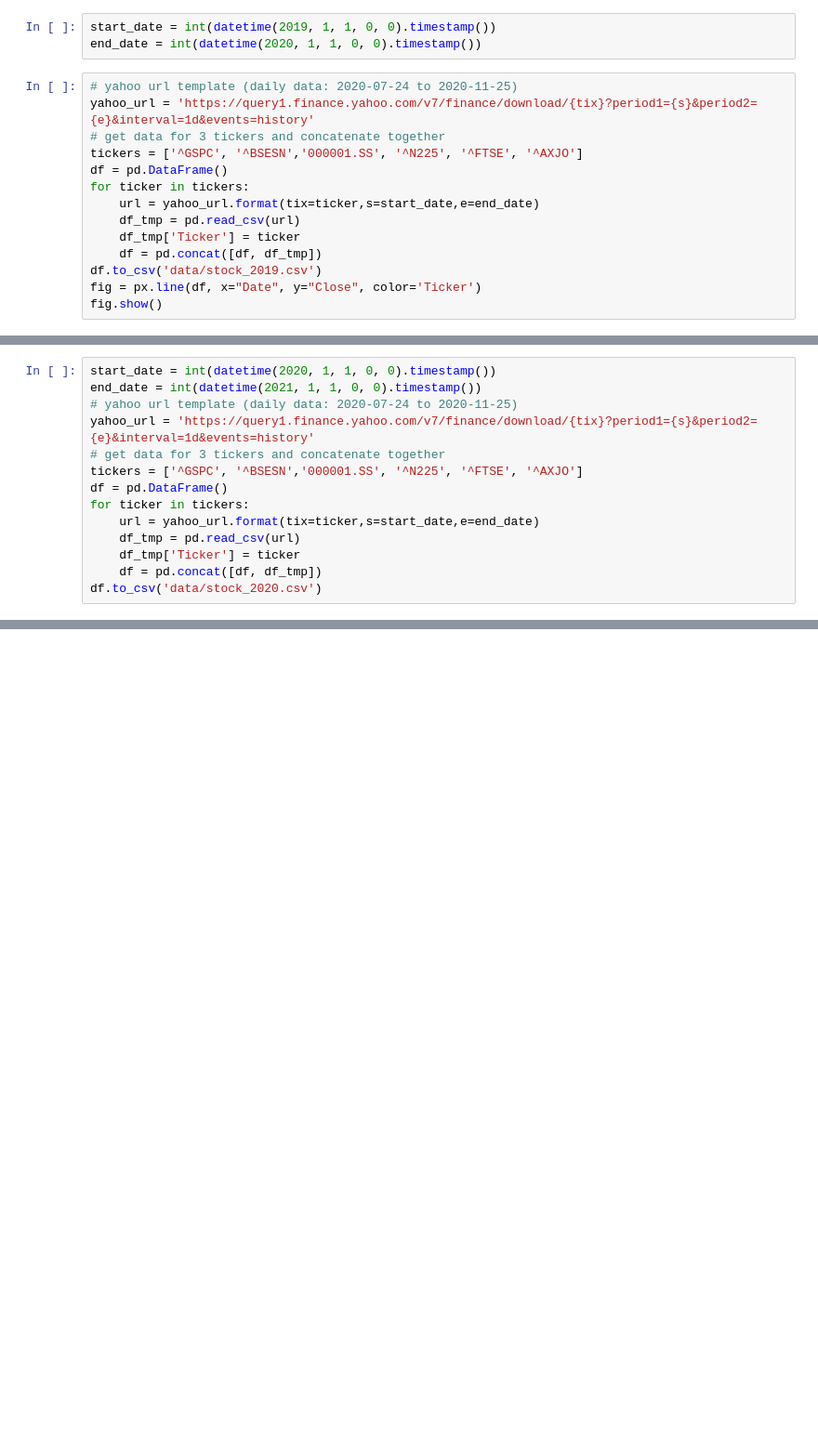
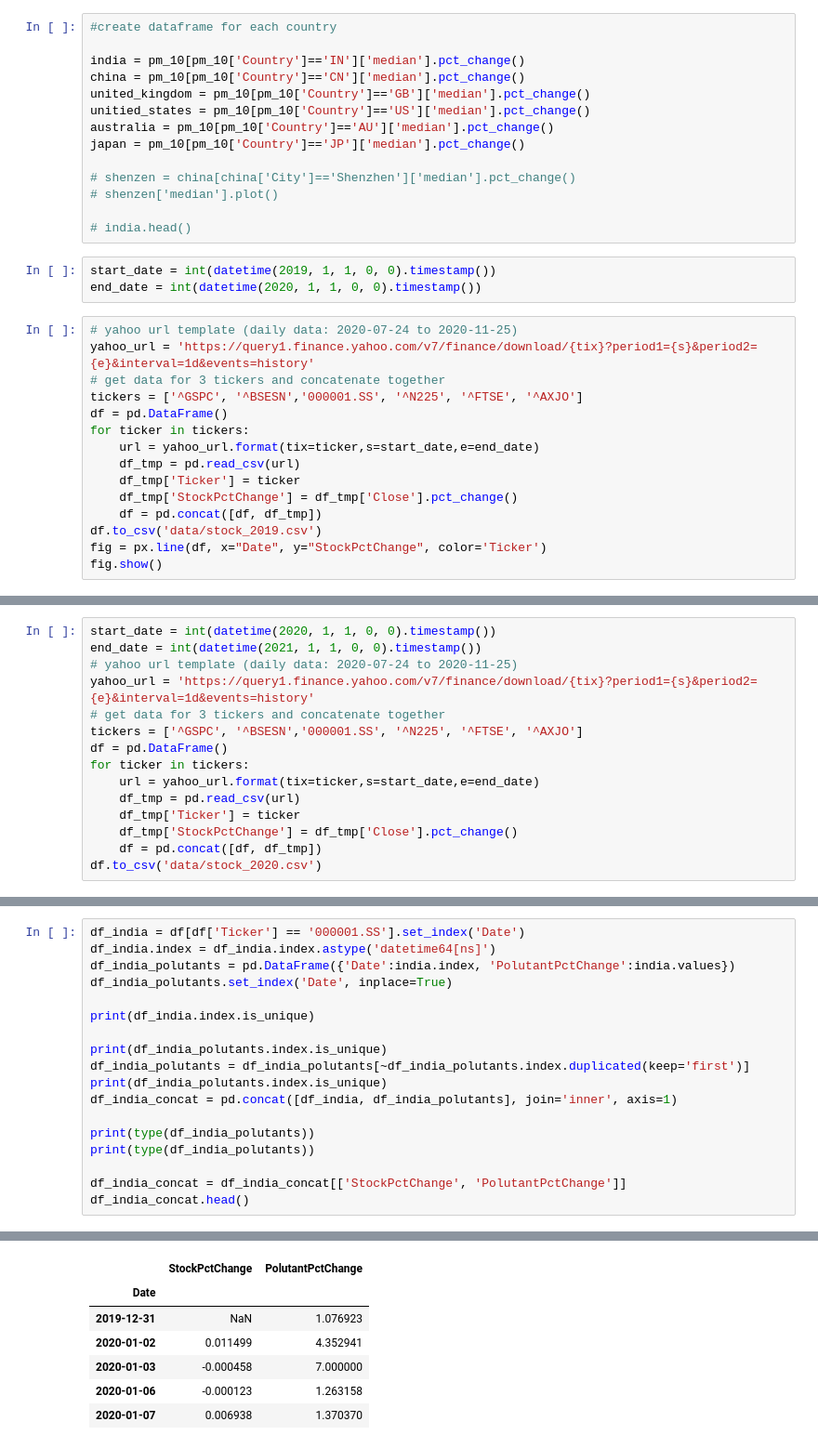
Before and after one commit to risksam/fintech_group_assignment_1, a Jupyter notebook: stock_data.ipynb, the cells around one changed output, grey strips where cells are left out. Shown at 93% size. Drawn from its saved outputs; the diff is of its cells as text; blank space fills up the shorter version.

Commit message:
Stock and Polutant Pct change

```diff
--- a/stock_data.ipynb
+++ b/stock_data.ipynb
@@ -12,3 +54,17 @@ import hvplot.pandas
+# %%
+#create dataframe for each country
+
+india = pm_10[pm_10['Country']=='IN']['median'].pct_change()
+china = pm_10[pm_10['Country']=='CN']['median'].pct_change()
+united_kingdom = pm_10[pm_10['Country']=='GB']['median'].pct_change()
+unitied_states = pm_10[pm_10['Country']=='US']['median'].pct_change()
+australia = pm_10[pm_10['Country']=='AU']['median'].pct_change()
+japan = pm_10[pm_10['Country']=='JP']['median'].pct_change()
+
+# shenzen = china[china['City']=='Shenzhen']['median'].pct_change()
+# shenzen['median'].plot()
+
+# india.head()
 # %%
 start_date = int(datetime(2019, 1, 1, 0, 0).timestamp())
 end_date = int(datetime(2020, 1, 1, 0, 0).timestamp())
@@ -22,9 +78,10 @@ for ticker in tickers:
     url = yahoo_url.format(tix=ticker,s=start_date,e=end_date)
     df_tmp = pd.read_csv(url)
     df_tmp['Ticker'] = ticker
+    df_tmp['StockPctChange'] = df_tmp['Close'].pct_change()
     df = pd.concat([df, df_tmp])
 df.to_csv('data/stock_2019.csv')
-fig = px.line(df, x="Date", y="Close", color='Ticker')
+fig = px.line(df, x="Date", y="StockPctChange", color='Ticker')
 fig.show()
 # %% [output]
 [interactive output not drawn]
@@ -40,6 +97,7 @@ for ticker in tickers:
     url = yahoo_url.format(tix=ticker,s=start_date,e=end_date)
     df_tmp = pd.read_csv(url)
     df_tmp['Ticker'] = ticker
+    df_tmp['StockPctChange'] = df_tmp['Close'].pct_change()
     df = pd.concat([df, df_tmp])
 df.to_csv('data/stock_2020.csv')
 # %%
@@ -47,3 +105,22 @@ fig = px.line(df, x="Date", y="Close", color='Ticker')
 fig.show()
 # %% [output]
 [interactive output not drawn]
+# %%
+df_india = df[df['Ticker'] == '000001.SS'].set_index('Date')
+df_india.index = df_india.index.astype('datetime64[ns]')
+df_india_polutants = pd.DataFrame({'Date':india.index, 'PolutantPctChange':india.values})
+df_india_polutants.set_index('Date', inplace=True)
+
+print(df_india.index.is_unique)
+
+print(df_india_polutants.index.is_unique)
+df_india_polutants = df_india_polutants[~df_india_polutants.index.duplicated(keep='first')]
+print(df_india_polutants.index.is_unique)
+df_india_concat = pd.concat([df_india, df_india_polutants], join='inner', axis=1)
+
+print(type(df_india_polutants))
+print(type(df_india_polutants))
+
+df_india_concat = df_india_concat[['StockPctChange', 'PolutantPctChange']]
+df_india_concat.head()
+# %% [output]
@@ -49,0 +132,7 @@ fig.show()
+|  | StockPctChange | PolutantPctChange |
+| Date |  |  |
+| 2019-12-31 | NaN | 1.076923 |
+| 2020-01-02 | 0.011499 | 4.352941 |
+| 2020-01-03 | -0.000458 | 7.000000 |
+| 2020-01-06 | -0.000123 | 1.263158 |
+| 2020-01-07 | 0.006938 | 1.370370 |
```
Also changed, not shown: parts of 5 cells of this notebook, 3 other files.
